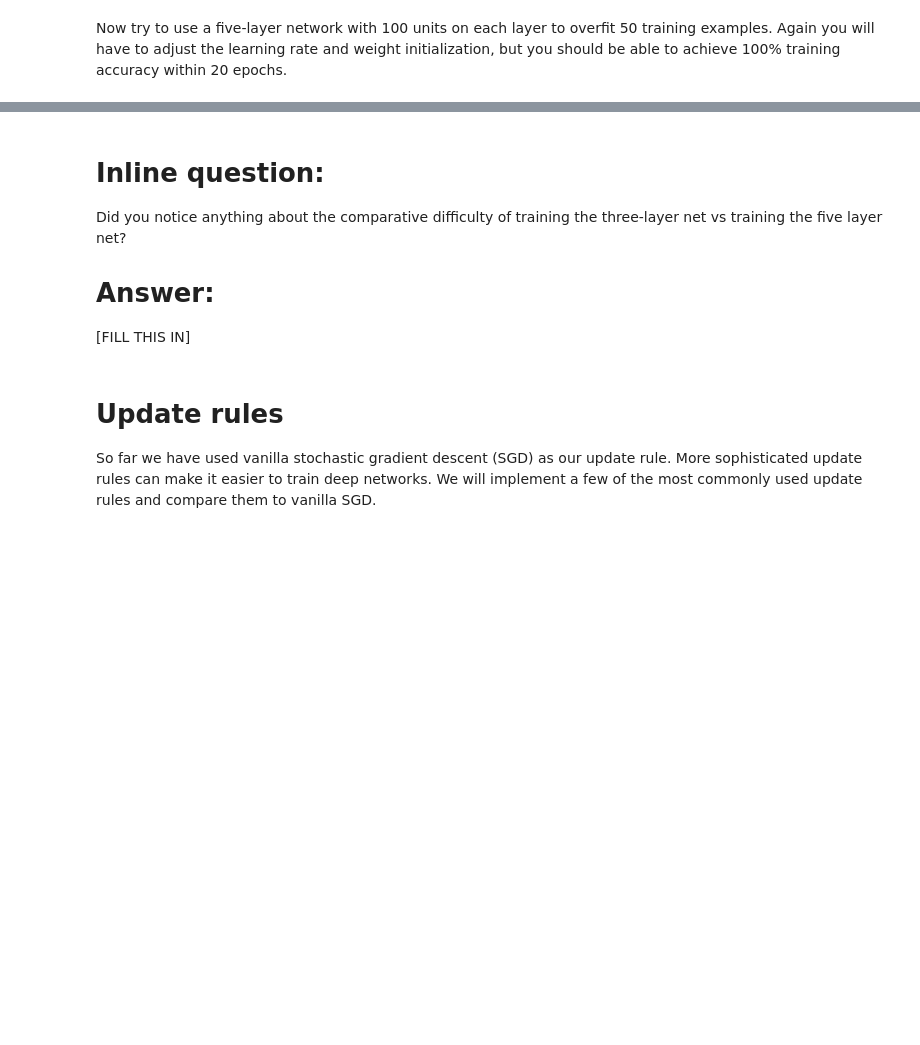
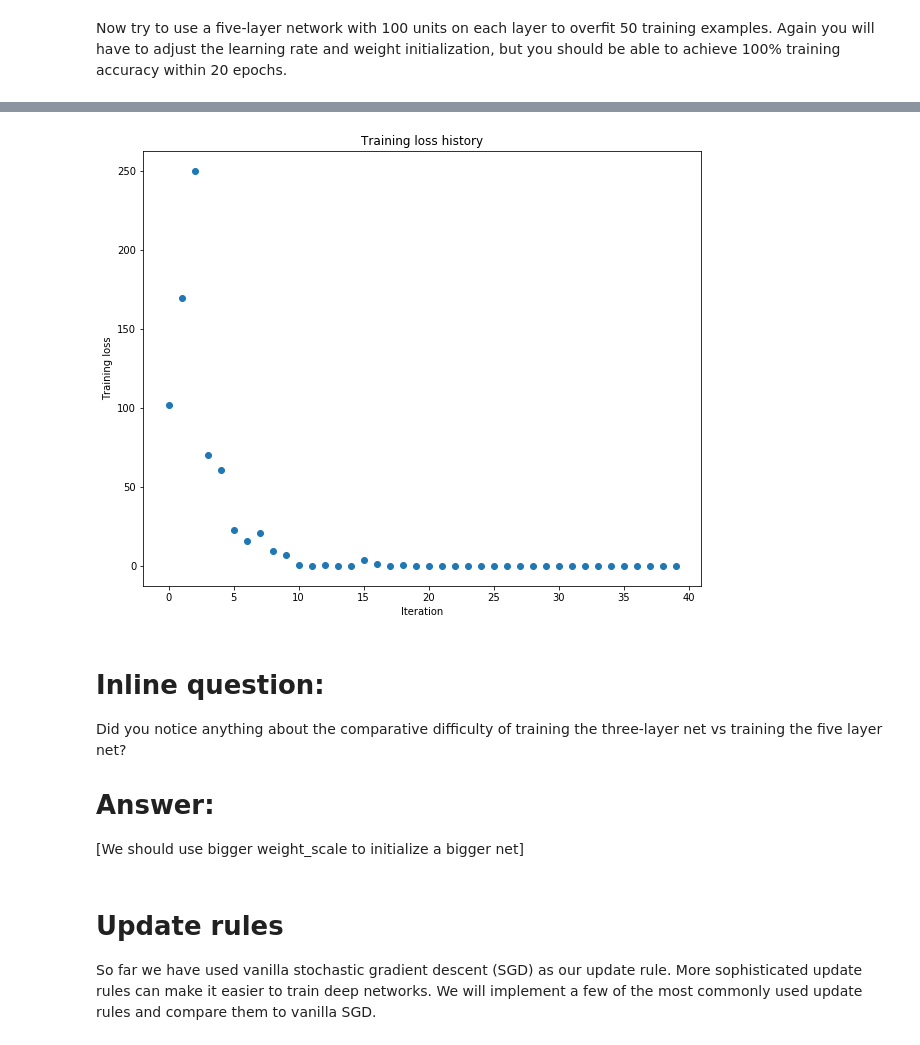
Before and after one commit to elleryhung/cs231n, a Jupyter notebook: assignment2/FullyConnectedNets.ipynb, the cells around one changed output, grey strips where cells are left out. Drawn from its saved outputs; the diff is of its cells as text; code cells hidden in the pictures; blank space fills up the shorter version.

```diff
--- a/assignment2/FullyConnectedNets.ipynb
+++ b/assignment2/FullyConnectedNets.ipynb
@@ -464,7 +501,7 @@ small_data = {
 }
 
 learning_rate = 1e-3
-weight_scale = 1e-5
+weight_scale = 1e-1
 model = FullyConnectedNet([100, 100, 100, 100],
                 weight_scale=weight_scale, dtype=np.float64)
 solver = Solver(model, small_data,
@@ -481,3 +518,4 @@ plt.title('Training loss history')
 plt.xlabel('Iteration')
 plt.ylabel('Training loss')
 plt.show()
+# %% [output]
@@ -484,9 +539,10 @@ plt.show()
+[figure, added]
 # %% [markdown]
 # Inline question:
 Did you notice anything about the comparative difficulty of training the three-layer net vs training the five layer net?
 
 # Answer:
-[FILL THIS IN]
+[We should use bigger weight_scale to initialize a bigger net]
 # %% [markdown]
 # Update rules
 So far we have used vanilla stochastic gradient descent (SGD) as our update rule. More sophisticated update rules can make it easier to train deep networks. We will implement a few of the most commonly used update rules and compare them to vanilla SGD.
```
Also changed, not shown: parts of 6 cells of this notebook, 2 other files.
